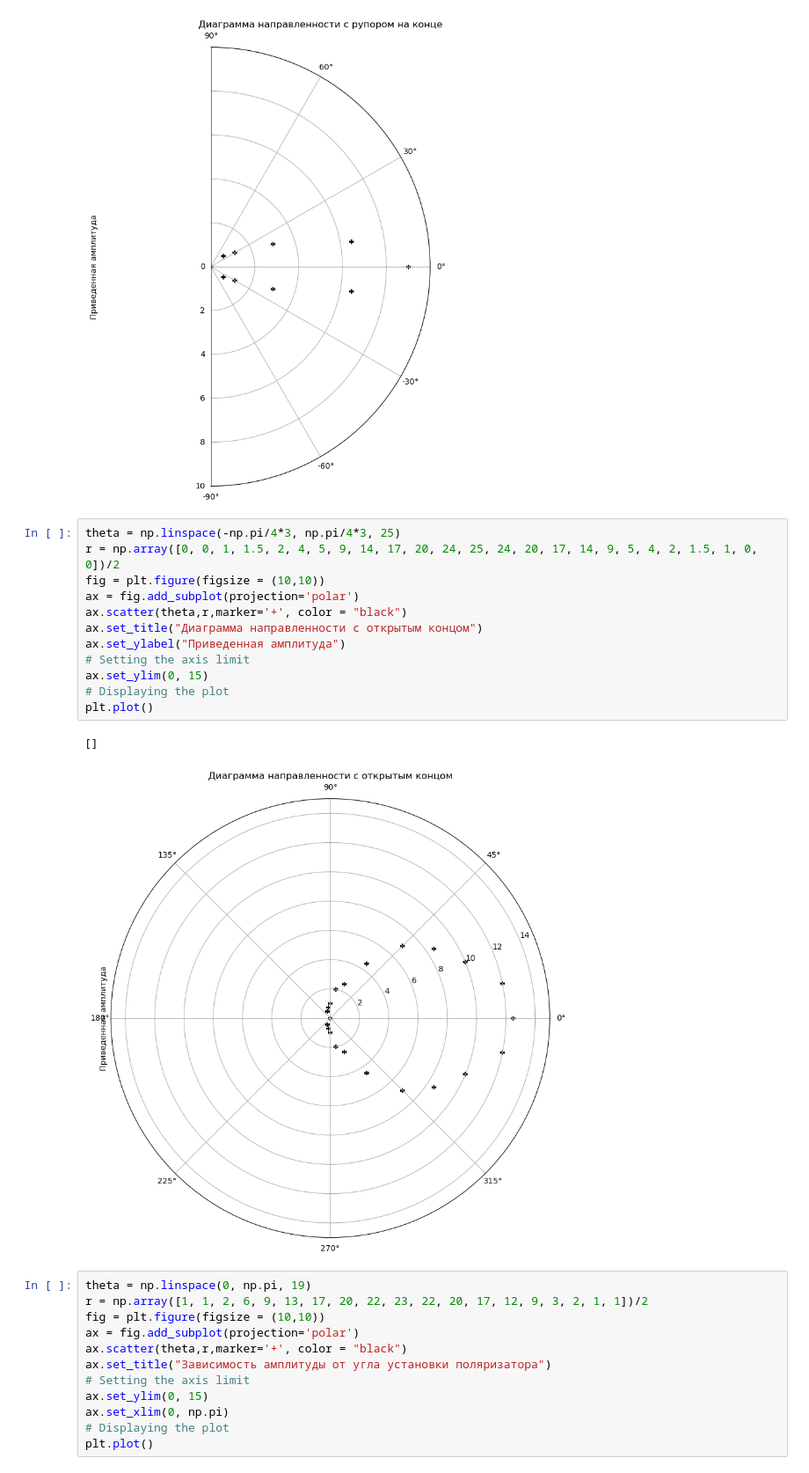
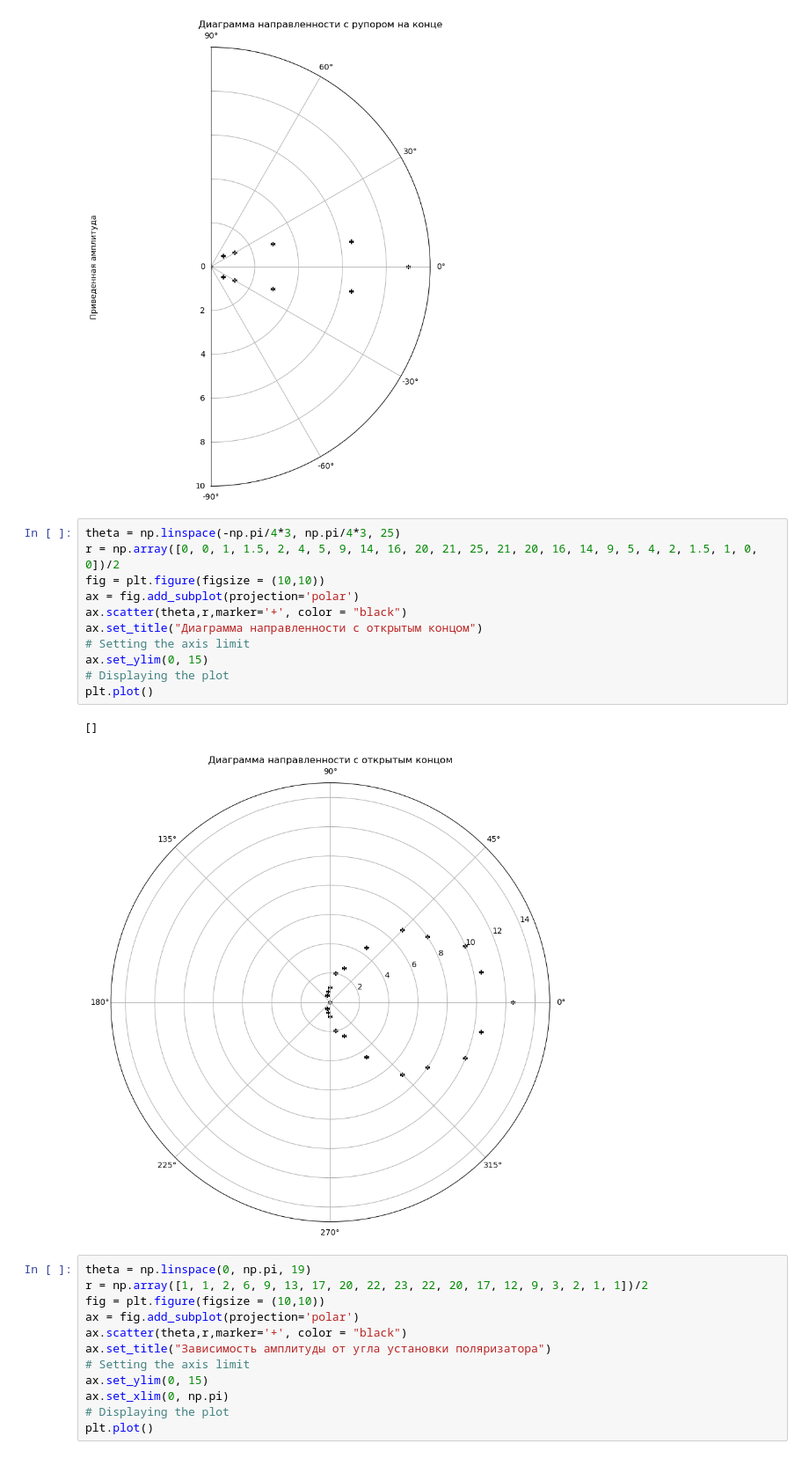
Before and after one commit to 737CMD/Labs_Optics, a Jupyter notebook: Lab233/233.ipynb, the cells around one changed output. Shown: that part at 88% size. Cells and saved outputs as stored; diff of their text form.

```diff
--- a/Lab233/233.ipynb
+++ b/Lab233/233.ipynb
@@ -74,19 +77,18 @@ plt.plot()
 [figure]
 # %%
 theta = np.linspace(-np.pi/4*3, np.pi/4*3, 25)
-r = np.array([0, 0, 1, 1.5, 2, 4, 5, 9, 14, 17, 20, 24, 25, 24, 20, 17, 14, 9, 5, 4, 2, 1.5, 1, 0, 0])/2
+r = np.array([0, 0, 1, 1.5, 2, 4, 5, 9, 14, 16, 20, 21, 25, 21, 20, 16, 14, 9, 5, 4, 2, 1.5, 1, 0, 0])/2
 fig = plt.figure(figsize = (10,10))
 ax = fig.add_subplot(projection='polar')
 ax.scatter(theta,r,marker='+', color = "black")
 ax.set_title("Диаграмма направленности с открытым концом")
-ax.set_ylabel("Приведенная амплитуда")
 # Setting the axis limit
 ax.set_ylim(0, 15)
 # Displaying the plot
 plt.plot()
 # %% [output]
 []
-[figure, old version]
+[figure, new version]
 # %%
 theta = np.linspace(0, np.pi, 19)
 r = np.array([1, 1, 2, 6, 9, 13, 17, 20, 22, 23, 22, 20, 17, 12, 9, 3, 2, 1, 1])/2
```
Also changed, not shown: parts of 6 cells of this notebook, 2 other files.
